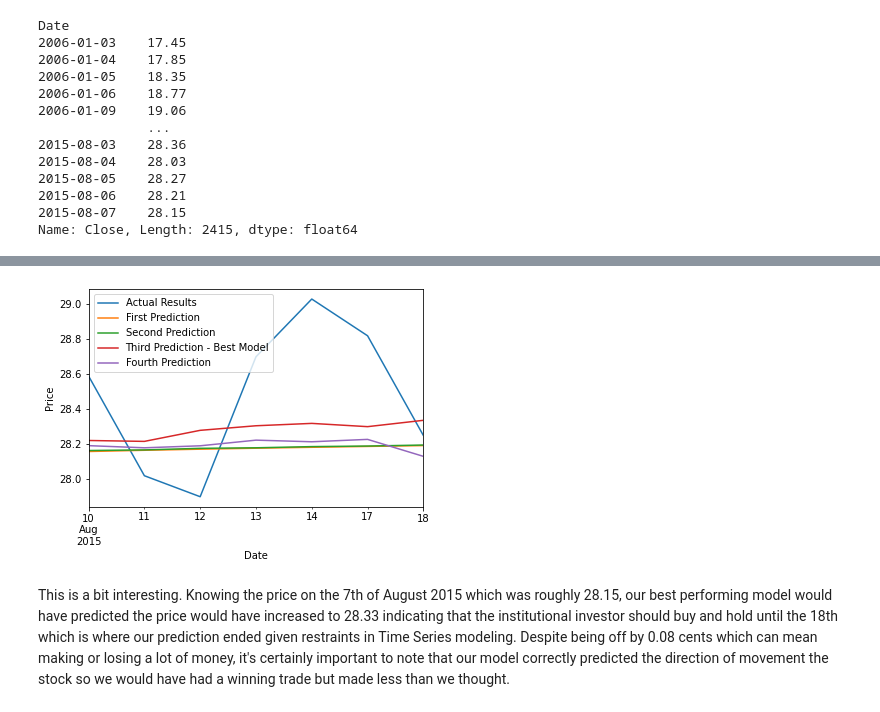
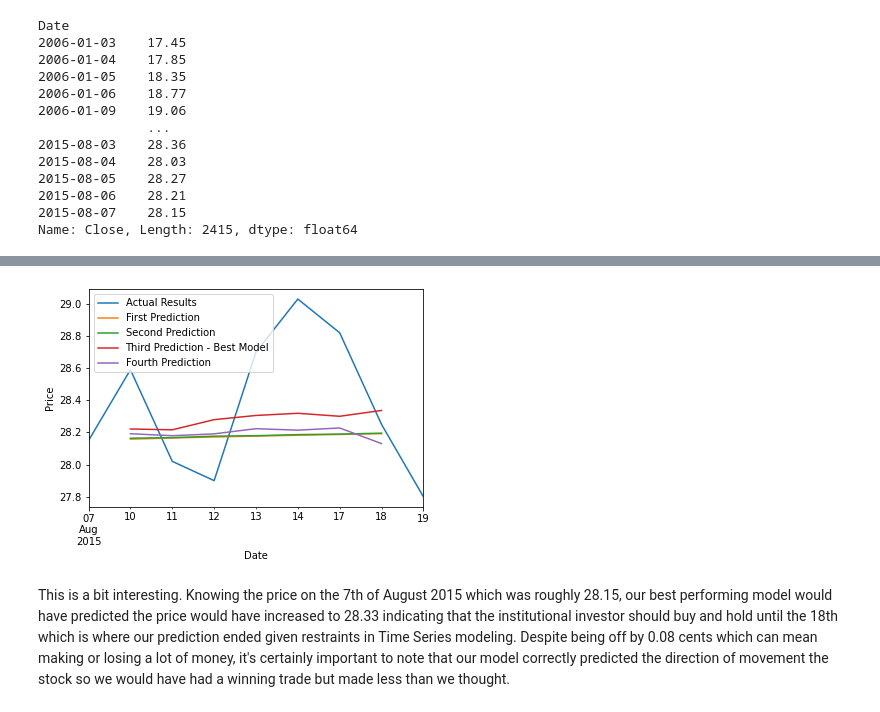
Before and after one commit to RogerPineda13/TimeSeriesP4, a Jupyter notebook: ALarsenWorkingNotebook.ipynb, the cells around one changed output, grey strips where cells are left out. Drawn from its saved outputs; the diff is of its cells as text; code cells hidden in the pictures.

Commit message:
added graphs and some more markdown

```diff
--- a/ALarsenWorkingNotebook.ipynb
+++ b/ALarsenWorkingNotebook.ipynb
@@ -802,15 +818,15 @@ MA.8            1.2416           -0.0000j            1.2416           -0.0000
 0.46698703145574816
 # %%
 fig, ax = plt.subplots()
-first_test.plot();
+df['08-07-2015' : '08-19-2015'].plot()
 first_prediction.plot()
 second_prediction.plot()
 third_prediction.plot()
 fourth_prediction.plot();
 ax.legend(['Actual Results'
            ,'First Prediction', 'Second Prediction', 'Third Prediction - Best Model', 'Fourth Prediction']);
 ax.set_ylabel('Price');
 # %% [output]
-[figure, old version]
+[figure, new version]
 # %% [markdown]
 This is a bit interesting. Knowing the price on the 7th of August 2015 which was roughly 28.15, our best performing model would have predicted the price would have increased to 28.33 indicating that the institutional investor should buy and hold until the 18th which is where our prediction ended given restraints in Time Series modeling. Despite being off by 0.08 cents which can mean making or losing a lot of money, it's certainly important to note that our model correctly predicted the direction of movement the stock so we would have had a winning trade but made less than we thought.
```
Also changed, not shown: parts of 1 cell of this notebook.
